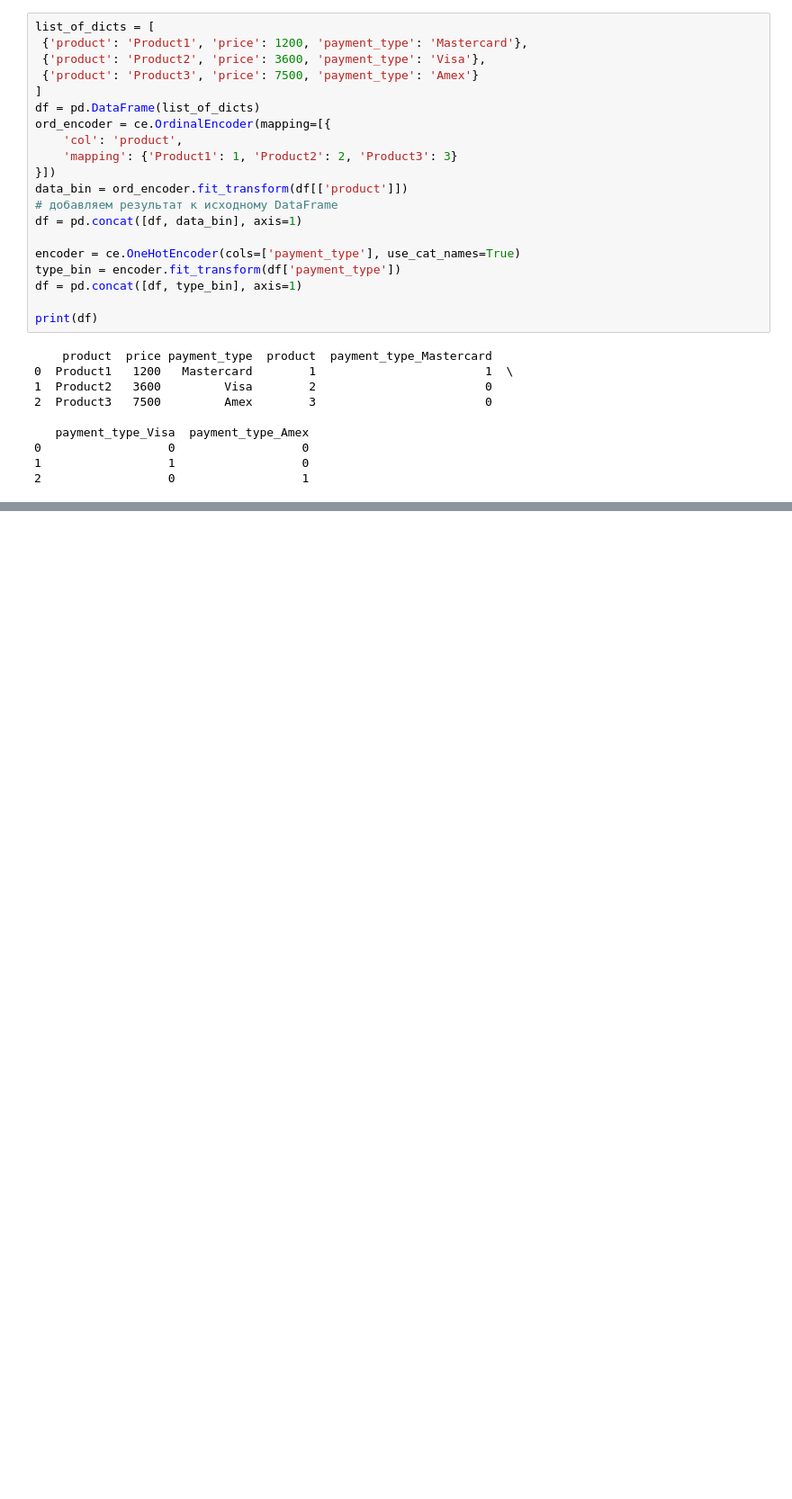
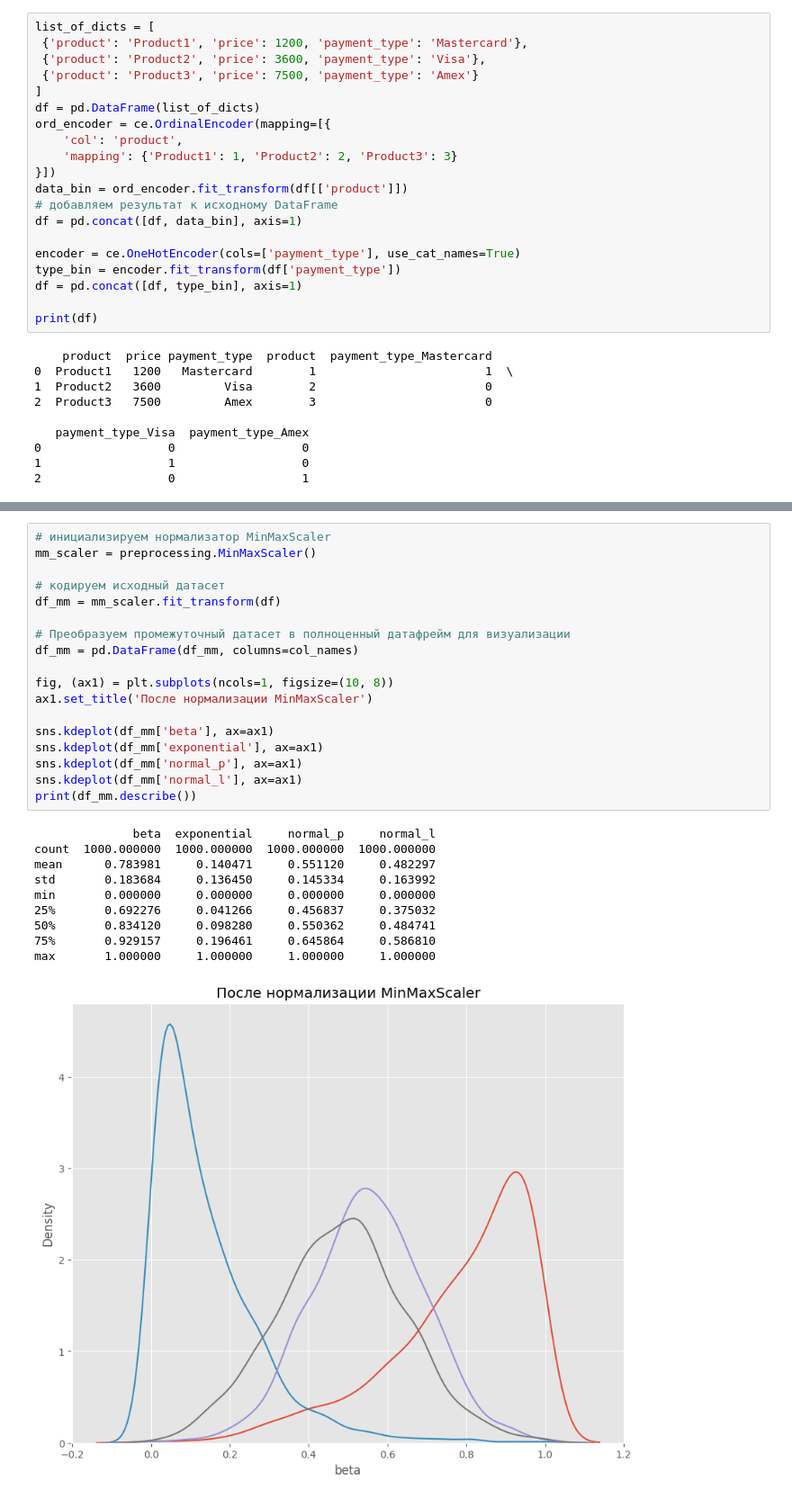
Before and after one commit to vasiloyk/hh, a Jupyter notebook: eda3.ipynb, the cells around one changed output, grey strips where cells are left out. Shown at 90% size. Drawn from its saved outputs; the diff is of its cells as text; blank space fills up the shorter version.

```diff
--- a/eda3.ipynb
+++ b/eda3.ipynb
@@ -224,0 +285,29 @@ print(df)
+# %%
+# инициализируем нормализатор MinMaxScaler
+mm_scaler = preprocessing.MinMaxScaler()
+
+# кодируем исходный датасет
+df_mm = mm_scaler.fit_transform(df)
+
+# Преобразуем промежуточный датасет в полноценный датафрейм для визуализации
+df_mm = pd.DataFrame(df_mm, columns=col_names)
+
+fig, (ax1) = plt.subplots(ncols=1, figsize=(10, 8))
+ax1.set_title('После нормализации MinMaxScaler')
+
+sns.kdeplot(df_mm['beta'], ax=ax1)
+sns.kdeplot(df_mm['exponential'], ax=ax1)
+sns.kdeplot(df_mm['normal_p'], ax=ax1)
+sns.kdeplot(df_mm['normal_l'], ax=ax1)
+print(df_mm.describe())
+# %% [output]
+              beta  exponential     normal_p     normal_l
+count  1000.000000  1000.000000  1000.000000  1000.000000
+mean      0.783981     0.140471     0.551120     0.482297
+std       0.183684     0.136450     0.145334     0.163992
+min       0.000000     0.000000     0.000000     0.000000
+25%       0.692276     0.041266     0.456837     0.375032
+50%       0.834120     0.098280     0.550362     0.484741
+75%       0.929157     0.196461     0.645864     0.586810
+max       1.000000     1.000000     1.000000     1.000000
+[figure, added]
```
Also changed, not shown: parts of 10 cells of this notebook, 1 other file.
